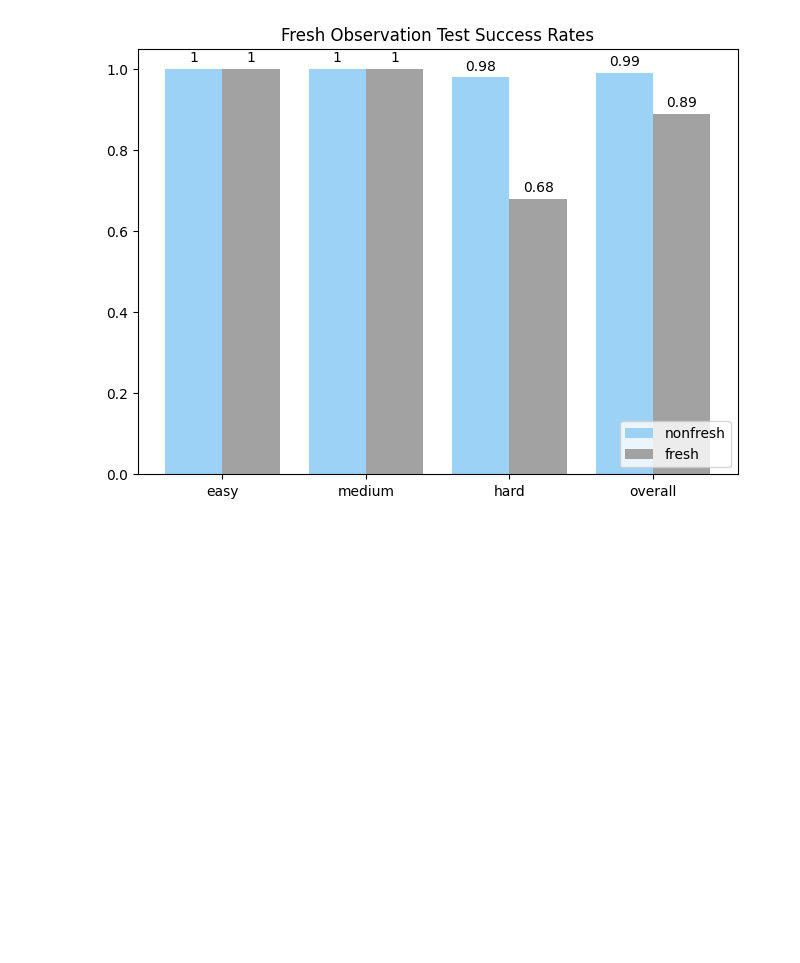
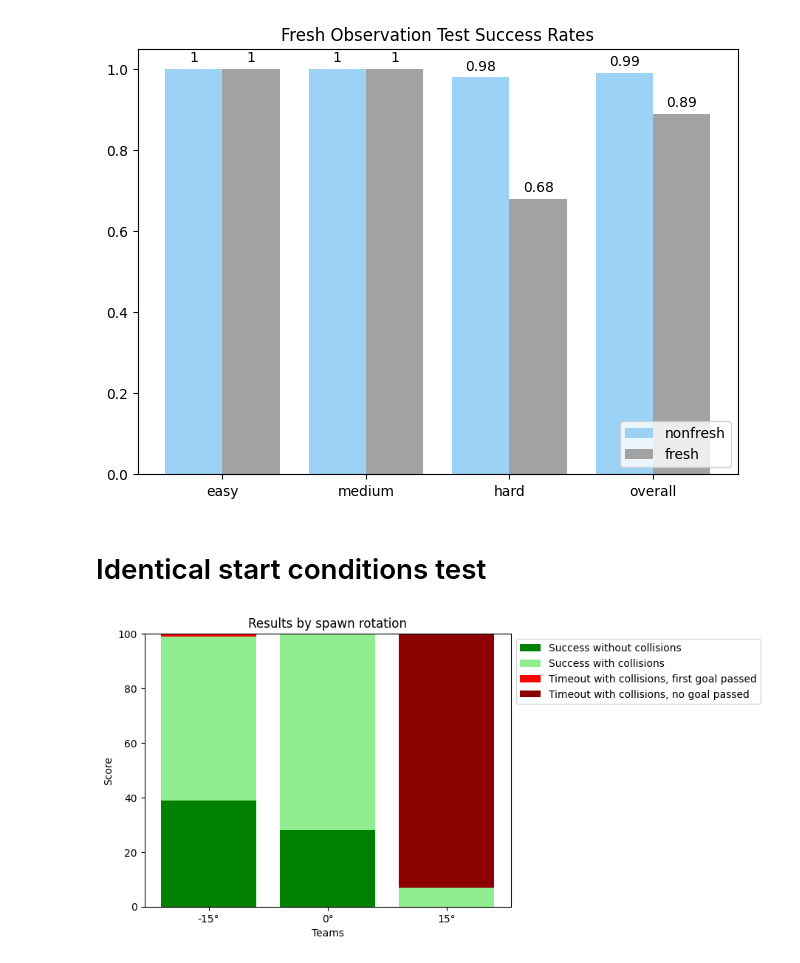
Before and after one commit to geschnee/carsim-rl-cnn, a Jupyter notebook: python/eval_and_replay_analysis.ipynb, the cells around one changed output. Cells and saved outputs as stored; diff of their text form; code cells hidden in the pictures; blank space fills up the shorter version.

```diff
--- a/python/eval_and_replay_analysis.ipynb
+++ b/python/eval_and_replay_analysis.ipynb
@@ -1032,3 +1032,36 @@ for analyse_results_dir in analyse_results_dirs_fresh_nonfresh:
     success_rates_bar_plot_freshObs_compare(analyse_results_dir, f'Fresh Observation Test Success Rates')
 # %% [output]
 [figure]
+# %% [markdown]
+# Identical start conditions test
+# %%
+d = {"-15°": [39, 60,1,0], "0°":[28, 72,0,0], "15°":[0,7,0,93]}
+order = ["Success without collisions", "Success with collisions", "Timeout with collisions, first goal passed", "Timeout with collisions, no goal passed"]
+
+colors = ["green", "lightgreen", "red", "darkred"]
+
+
+
+
+x = d.keys()
+y1 = np.array([39, 28, 0]) #"Success without collisions"
+y2 = np.array([60, 72, 7])
+y3 = np.array([1, 0, 0])
+y4 = np.array([0, 0, 93])
+
+# plot bars in stack manner
+plt.bar(x, y1, color=colors[0])
+plt.bar(x, y2, bottom=y1, color=colors[1])
+plt.bar(x, y3, bottom=y1+y2, color=colors[2])
+plt.bar(x, y4, bottom=y1+y2+y3, color=colors[3])
+plt.xlabel("Teams")
+plt.ylabel("Score")
+lgd = plt.legend(order, bbox_to_anchor=(1, 1))
+plt.title("Results by spawn rotation")
+
+filename = f'notebook_images/identicalResults_mixedLightSettings.png'
+plt.savefig(filename, bbox_extra_artists=(lgd,), bbox_inches='tight')
+
+plt.show()
+# %% [output]
+[figure, added]
```
Also changed, not shown: 10 other files.
